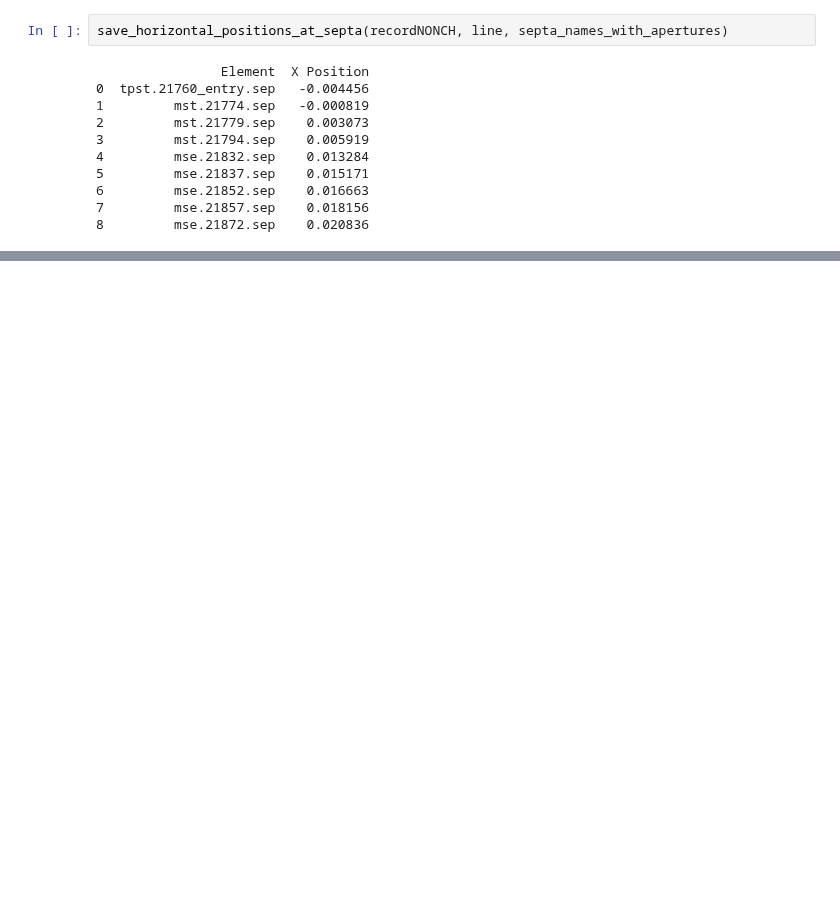
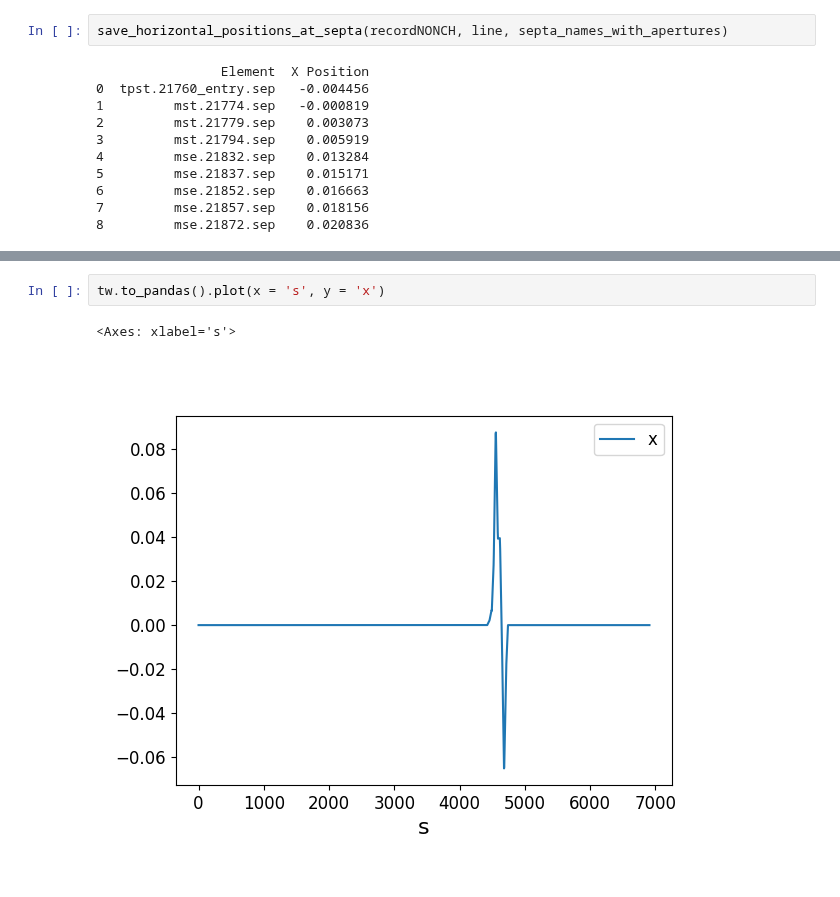
Before and after one commit to giacomells/Technical-Student-2024-2025, a Jupyter notebook: Optics studies/BumpsCorrection.ipynb, the cells around one changed output, grey strips where cells are left out. Cells and saved outputs as stored; diff of their text form; blank space fills up the shorter version.

```diff
--- a/Optics studies/BumpsCorrection.ipynb
+++ b/Optics studies/BumpsCorrection.ipynb
@@ -389,2 +475,7 @@ fig.axes[2].legend()
+# %%
+tw.to_pandas().plot(x = 's', y = 'x')
+# %% [output]
+<Axes: xlabel='s'>
+[figure, added]
 # %% [markdown]
 #
```
Also changed, not shown: parts of 12 cells of this notebook.
